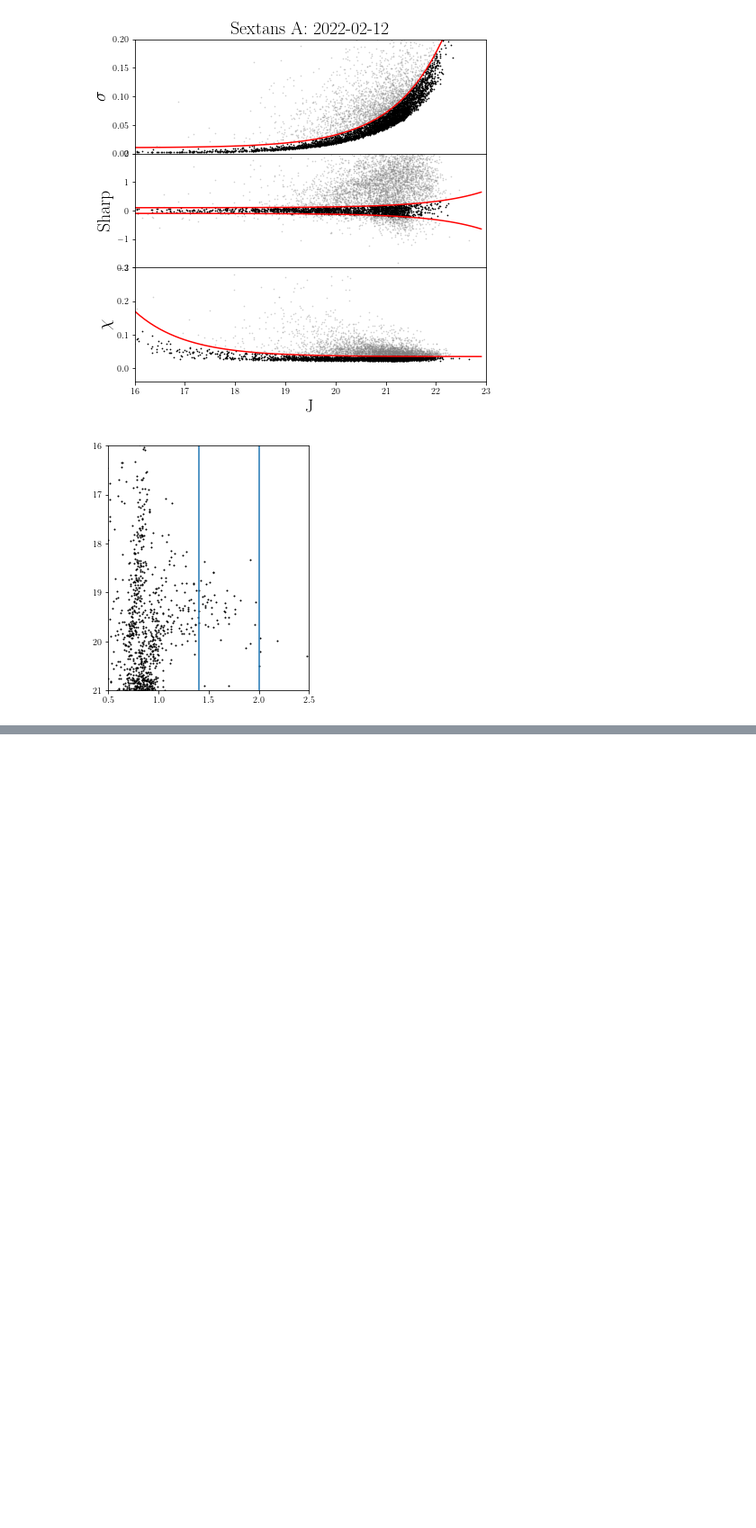
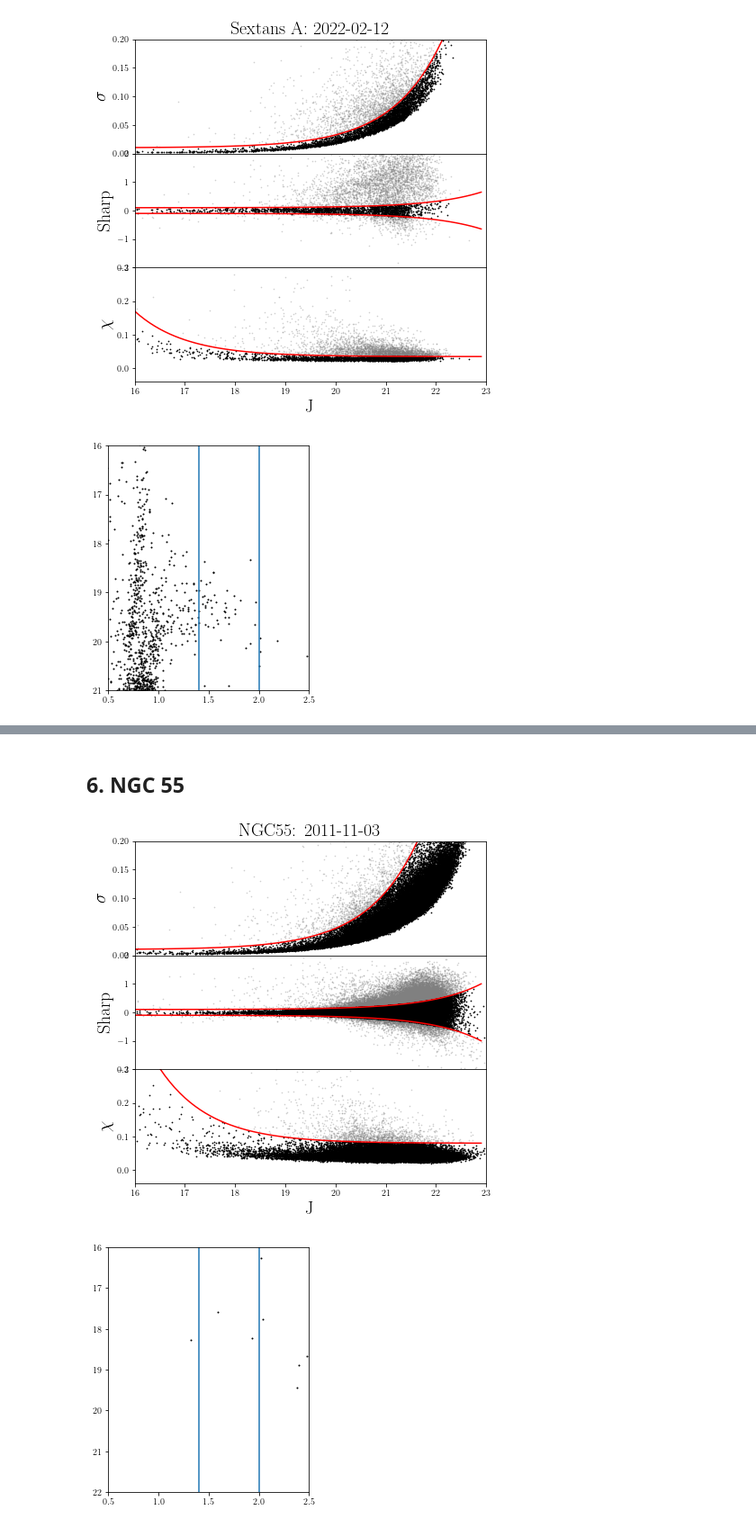
Before and after one commit to abiglee7/Fourstar_JAGB, a Jupyter notebook: Clean Galaxies.ipynb, the cells around one changed output, grey strips where cells are left out. Shown at 90% size. Saved outputs shown, nothing was run; the diff lists cells and outputs as text; code cells hidden in the pictures; blank space fills up the shorter version.

```diff
--- a/Clean Galaxies.ipynb
+++ b/Clean Galaxies.ipynb
@@ -214,0 +296,31 @@ combine(jcol=3, jcolsharp=8,jcolerr=4,jcolchi=7,
+# %% [markdown]
+## 6. NGC 55
+# %%
+# combine(jcol=3, jcolsharp=6,jcolerr=4,jcolchi=5,
+#                           cleansharp=True, cleanerr=True,cleanchi=True,
+#                           const_err=0.01, A_err=0.0025, p_err=18,
+#                          const_sharp=0.1, A_sharp = 0.03, p_sharp = 19.,
+#                           const_chi=0.04, p_chi=14,
+#                          plot=True,
+#                          jlower=16., jupper=23.,save_fig=True,name='NGC55', folder_name='NGC55/JHK/2011_09_07', date='2011-09-07',
+#        secondcolname='K',secondcol=11)
+
+# combine(jcol=3, jcolsharp=10,jcolerr=4,jcolchi=9,
+#                           cleansharp=True, cleanerr=True,cleanchi=True,
+#                           const_err=0.01, A_err=0.0025, p_err=18,
+#                          const_sharp=0.1, A_sharp = 0.03, p_sharp = 17.5,
+#                           const_chi=0.04, p_chi=14,
+#                          plot=True,
+#                          jlower=16., jupper=23.,save_fig=True,name='NGC55', folder_name='NGC55/JHK/2011_10_04', date='2011-10-04',
+#        secondcolname='K',secondcol=7)
+combine(jcol=3, jcolsharp=6,jcolerr=4,jcolchi=5,
+                          cleansharp=True, cleanerr=True,cleanchi=True,
+                          const_err=0.01, A_err=0.0025, p_err=17.3,
+                         const_sharp=0.1, A_sharp = 0.03, p_sharp = 19.5,
+                          const_chi=0.08, p_chi=15,
+                         plot=True,
+                         jlower=16., jupper=23.,save_fig=True,name='NGC55', folder_name='NGC55/JHK/2011_11_03', date='2011-11-03',
+       secondcolname='K',secondcol=11)
+# %% [output]
+[figure, added]
+[figure, added]
```
Also changed, not shown: parts of 4 cells of this notebook, 2 other files.
